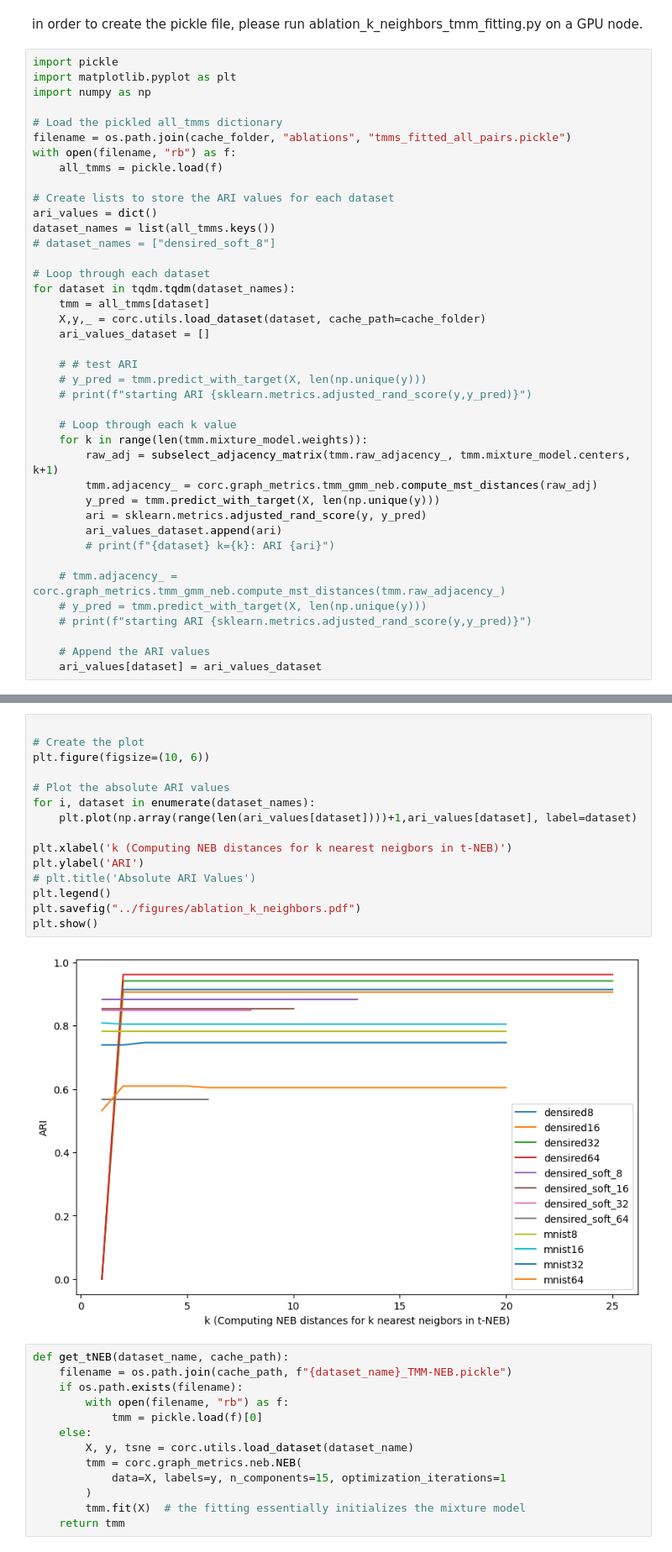
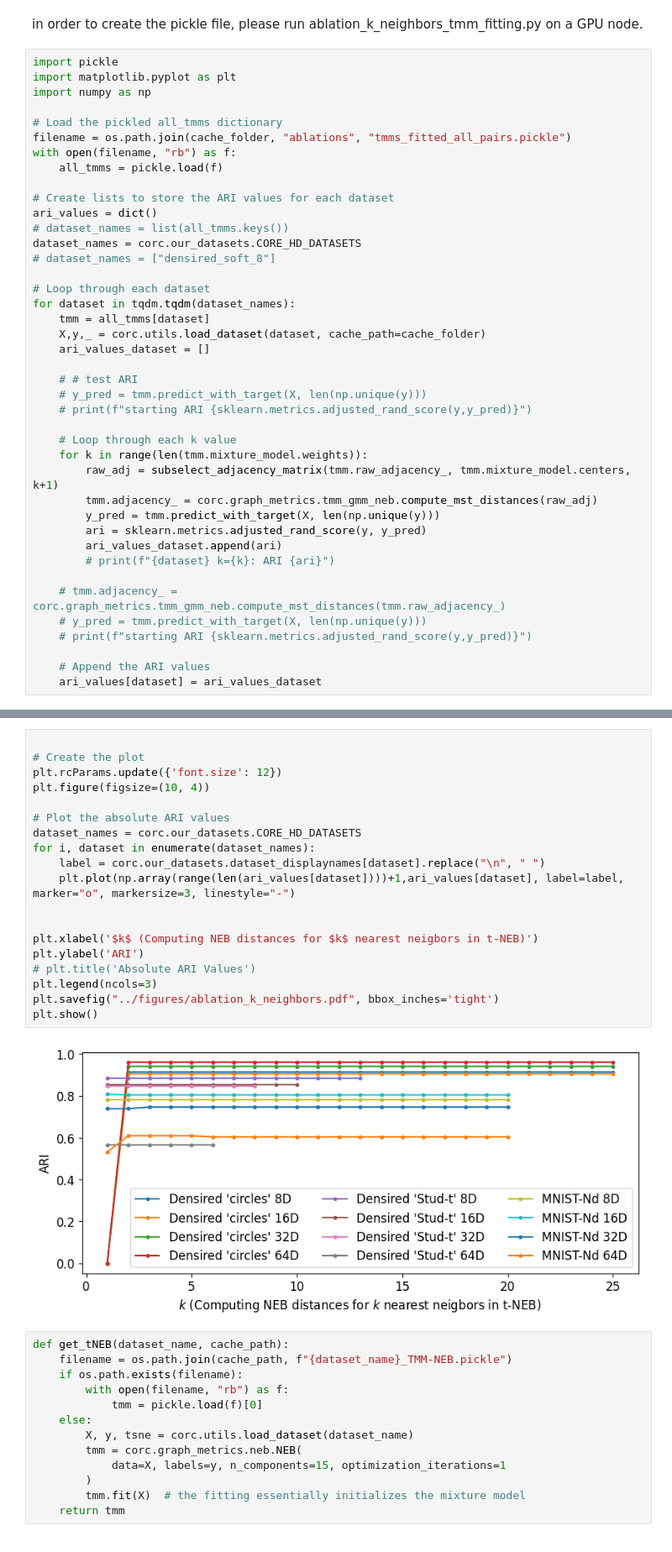
Before and after one commit to ecker-lab/tneb_clustering, a Jupyter notebook: notebooks/ablation_k_neighbors.ipynb, the cells around one changed output, grey strips where cells are left out. Shown at 84% size. Cells and saved outputs as stored; diff of their text form.

Commit message:
cummulated updates wihtin notebooks used for plotting

```diff
--- a/notebooks/ablation_k_neighbors.ipynb
+++ b/notebooks/ablation_k_neighbors.ipynb
@@ -81,7 +79,8 @@ with open(filename, "rb") as f:
 
 # Create lists to store the ARI values for each dataset
 ari_values = dict()
-dataset_names = list(all_tmms.keys())
+# dataset_names = list(all_tmms.keys())
+dataset_names = corc.our_datasets.CORE_HD_DATASETS
 # dataset_names = ["densired_soft_8"]
 
 # Loop through each dataset
@@ -130,20 +147,24 @@ starting ARI 0.6041502762023672
 # %%
 
 # Create the plot
-plt.figure(figsize=(10, 6))
+plt.rcParams.update({'font.size': 12})
+plt.figure(figsize=(10, 4))
 
 # Plot the absolute ARI values
+dataset_names = corc.our_datasets.CORE_HD_DATASETS
 for i, dataset in enumerate(dataset_names):
-    plt.plot(np.array(range(len(ari_values[dataset])))+1,ari_values[dataset], label=dataset)
+    label = corc.our_datasets.dataset_displaynames[dataset].replace("\n", " ")
+    plt.plot(np.array(range(len(ari_values[dataset])))+1,ari_values[dataset], label=label, marker="o", markersize=3, linestyle="-")
 
-plt.xlabel('k (Computing NEB distances for k nearest neigbors in t-NEB)')
+
+plt.xlabel('$k$ (Computing NEB distances for $k$ nearest neigbors in t-NEB)')
 plt.ylabel('ARI')
 # plt.title('Absolute ARI Values')
-plt.legend()
-plt.savefig("../figures/ablation_k_neighbors.pdf")
+plt.legend(ncols=3)
+plt.savefig("../figures/ablation_k_neighbors.pdf", bbox_inches='tight')
 plt.show()
 # %% [output]
-[figure, old version]
+[figure, new version]
 # %%
 def get_tNEB(dataset_name, cache_path):
     filename = os.path.join(cache_path, f"{dataset_name}_TMM-NEB.pickle")
```
Also changed, not shown: parts of 3 cells of this notebook, 21 other files.
